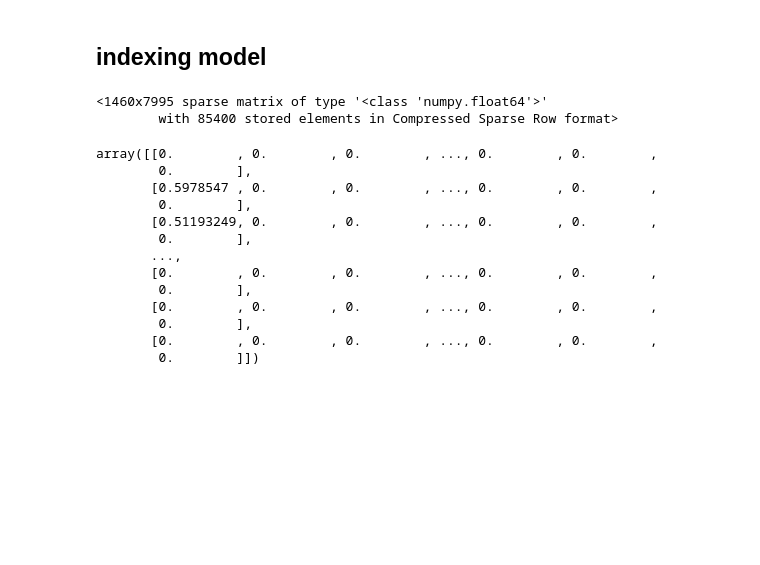
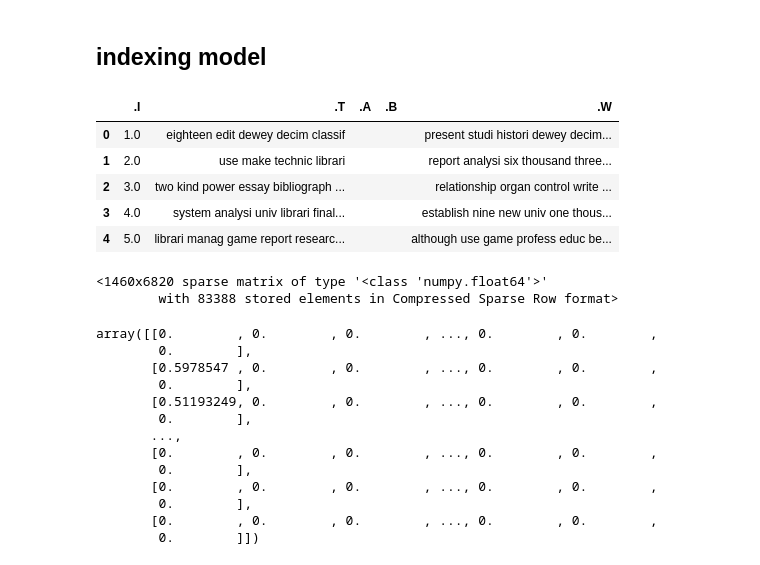
Before and after one commit to sahersoufan/IRProject, a Jupyter notebook: system/cisiSys/core/jupytorNotes/cisi.ipynb, the cells around one changed output. Saved outputs shown, nothing was run; the diff lists cells and outputs as text; code cells hidden in the pictures; blank space fills up the shorter version.

```diff
--- a/system/cisiSys/core/jupytorNotes/cisi.ipynb
+++ b/system/cisiSys/core/jupytorNotes/cisi.ipynb
@@ -526,6 +426,18 @@ preprocessedQuery.head()
 preprocessedQuery.to_csv('../../cisiData/cisiQueryPreprocessed.csv')
 # %% [markdown]
 ## indexing model
+# %%
+import pandas as pd
+data = pd.read_csv('../../cisiData/cisiDataPreprocessed.csv', index_col=[0])
+data.fillna('', inplace=True)
+data.head()
+# %% [output]
+|  | .I | .T | .A | .B | .W |
+| 0 | 1.0 | eighteen edit dewey decim classif |  |  | present studi histori dewey decim... |
+| 1 | 2.0 | use make technic librari |  |  | report analysi six thousand three... |
+| 2 | 3.0 | two kind power essay bibliograph ... |  |  | relationship organ control write ... |
+| 3 | 4.0 | system analysi univ librari final... |  |  | establish nine new univ one thous... |
+| 4 | 5.0 | librari manag game report researc... |  |  | although use game profess educ be... |
 # %%
 #
 # this is old cell for build index model with merge coulmns into one coulmn (not work now)
@@ -558,8 +456,8 @@ from sklearn.feature_extraction.text import TfidfVectorizer
 from sklearn.preprocessing import FunctionTransformer
 from sklearn.pipeline import FeatureUnion, Pipeline
 
-data = pd.read_csv('../../cisiData/cisiDataPreprocessed.csv')
-data.fillna('', inplace=True)
+
+
 transformer = FeatureUnion([
                 ('title_tfidf',
                   Pipeline([('extract_field',
@@ -567,12 +465,12 @@ transformer = FeatureUnion([
                                                   validate=False)),
                             ('tfidf',
                               TfidfVectorizer())])),
-                ('author_tfidf',
-                  Pipeline([('extract_field',
-                              FunctionTransformer(lambda x: x['.A'],
-                                                  validate=False)),
-                            ('tfidf',
-                              TfidfVectorizer())])),
+                # ('author_tfidf',
+                #   Pipeline([('extract_field',
+                #               FunctionTransformer(lambda x: x['.A'],
+                #                                   validate=False)),
+                #             ('tfidf',
+                #               TfidfVectorizer())])),
                 ('abstract_tfidf',
                  Pipeline([('extract_field',
                             FunctionTransformer(lambda x: x['.W'],
@@ -582,8 +480,8 @@ transformer = FeatureUnion([
 tfidfTable = transformer.fit_transform(data)
 tfidfTable
 # %% [output]
-<1460x7995 sparse matrix of type '<class 'numpy.float64'>'
-        with 85400 stored elements in Compressed Sparse Row format>
+<1460x6820 sparse matrix of type '<class 'numpy.float64'>'
+        with 83388 stored elements in Compressed Sparse Row format>
 # %%
 tfidfTable.toarray()[1000:20000]
 # %% [output]
```
Also changed, not shown: parts of 24 cells of this notebook, 25 other files.
